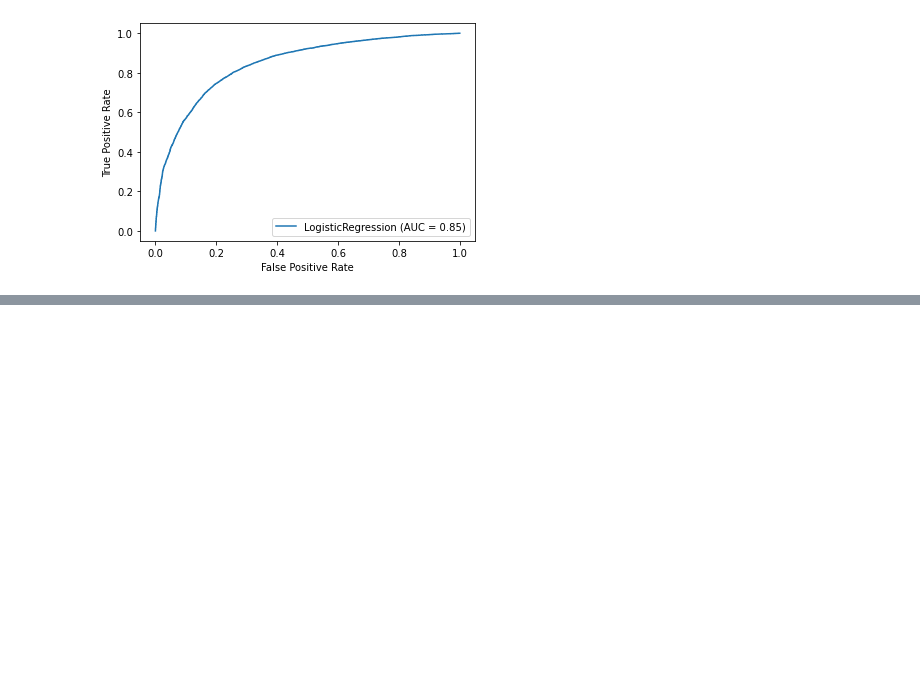
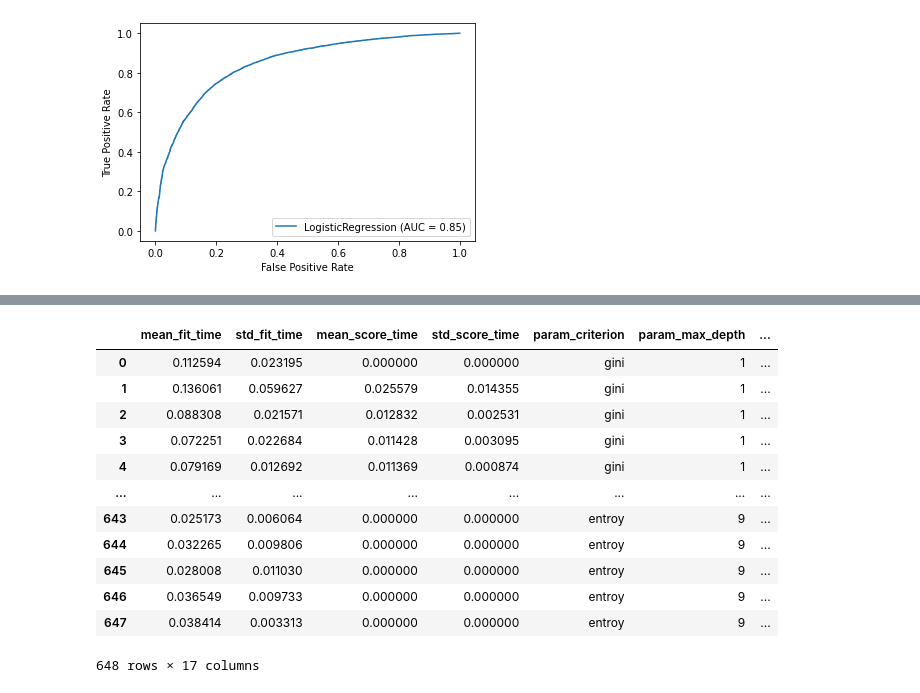
Before and after one commit to soohojp/Phase-3-Project, a Jupyter notebook: scratchNB-Copy1.ipynb, the cells around one changed output, grey strips where cells are left out. Saved outputs shown, nothing was run; the diff lists cells and outputs as text; code cells hidden in the pictures; blank space fills up the shorter version.

```diff
--- a/scratchNB-Copy1.ipynb
+++ b/scratchNB-Copy1.ipynb
@@ -508,0 +357,4 @@ plot_roc_curve(first_logreg_model, X_train_clean, y_train)
+# %%
+ct = DecisionTreeClassifier(max_depth=2, random_state=42)
+
+ct.fit(X_train_clean, y_train)
@@ -508,0 +421,16 @@ plot_roc_curve(first_logreg_model, X_train_clean, y_train)
+# %%
+pd.DataFrame(gs.cv_results_)
+# %% [output]
+|  | mean_fit_time | std_fit_time | mean_score_time | std_score_time | param_criterion | param_max_depth | ... |
+| 0 | 0.112594 | 0.023195 | 0.000000 | 0.000000 | gini | 1 | ... |
+| 1 | 0.136061 | 0.059627 | 0.025579 | 0.014355 | gini | 1 | ... |
+| 2 | 0.088308 | 0.021571 | 0.012832 | 0.002531 | gini | 1 | ... |
+| 3 | 0.072251 | 0.022684 | 0.011428 | 0.003095 | gini | 1 | ... |
+| 4 | 0.079169 | 0.012692 | 0.011369 | 0.000874 | gini | 1 | ... |
+| ... | ... | ... | ... | ... | ... | ... | ... |
+| 643 | 0.025173 | 0.006064 | 0.000000 | 0.000000 | entroy | 9 | ... |
+| 644 | 0.032265 | 0.009806 | 0.000000 | 0.000000 | entroy | 9 | ... |
+| 645 | 0.028008 | 0.011030 | 0.000000 | 0.000000 | entroy | 9 | ... |
+| 646 | 0.036549 | 0.009733 | 0.000000 | 0.000000 | entroy | 9 | ... |
+| 647 | 0.038414 | 0.003313 | 0.000000 | 0.000000 | entroy | 9 | ... |
+648 rows × 17 columns
```
Also changed, not shown: parts of 48 cells of this notebook.
